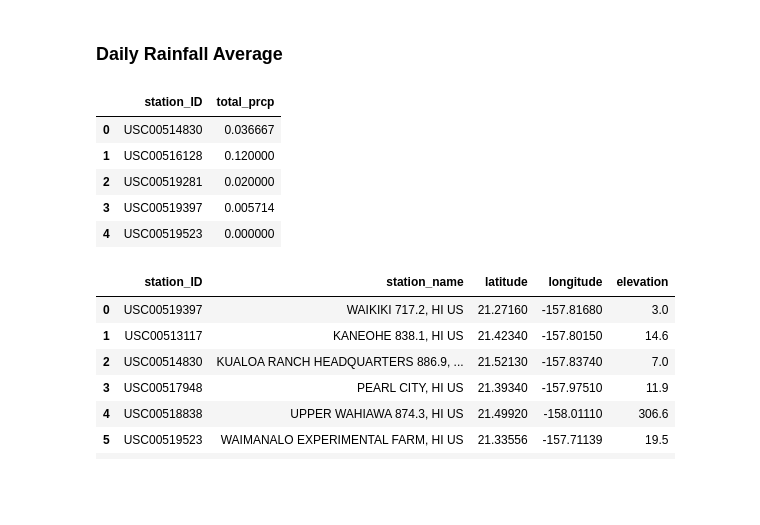
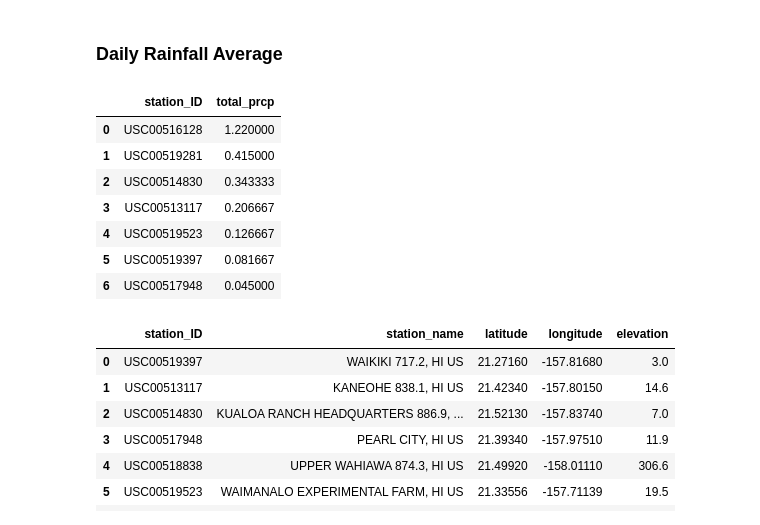
Before and after one commit to Ash-Tao/Climate_Analysis_APP, a Jupyter notebook: temp_analysis_bonus_2.ipynb, the cells around one changed output. Saved outputs shown, nothing was run; the diff lists cells and outputs as text; code cells hidden in the pictures; blank space fills up the shorter version.

```diff
--- a/temp_analysis_bonus_2.ipynb
+++ b/temp_analysis_bonus_2.ipynb
@@ -96,18 +120,28 @@ plt.savefig(f"Output/Trip Avg Temp.png")
 # %%
 # Calculate the total amount of rainfall per weather station for your trip dates using the previous year's
 # matching dates.
 # Sort this in descending order by precipitation amount and list the station, name, latitude, longitude, and elevation
+# from datetime import timedelta
+import datetime
+from dateutil.relativedelta import relativedelta
+trip_starts_date = datetime.datetime(2017, 8, 1, 0, 0)
+trip_ends_date = datetime.datetime(2017, 8, 7, 0, 0)
+previous_year_starts= trip_starts_date- relativedelta(years=1)
+previous_year_ends = trip_ends_date- relativedelta(years=1)
 
 measurement_trip = session.query(Measurement.station,func.avg(Measurement.prcp)).\
-        filter((func.strftime(Measurement.date) >= trip_starts)&(func.strftime(Measurement.date) <= trip_ends)).\
-        group_by(Measurement.station).all()
+        filter((func.strftime(Measurement.date) >= previous_year_starts)&\
+               (func.strftime(Measurement.date) <= previous_year_ends)).\
+                group_by(Measurement.station).order_by(func.avg(Measurement.prcp).desc()).all()
 measurement_trip_df=pd.DataFrame(measurement_trip,columns=['station_ID','total_prcp'])
 measurement_trip_df
 # %% [output]
 |  | station_ID | total_prcp |
-| 0 | USC00514830 | 0.036667 |
-| 1 | USC00516128 | 0.120000 |
-| 2 | USC00519281 | 0.020000 |
-| 3 | USC00519397 | 0.005714 |
-| 4 | USC00519523 | 0.000000 |
+| 0 | USC00516128 | 1.220000 |
+| 1 | USC00519281 | 0.415000 |
+| 2 | USC00514830 | 0.343333 |
+| 3 | USC00513117 | 0.206667 |
+| 4 | USC00519523 | 0.126667 |
+| 5 | USC00519397 | 0.081667 |
+| 6 | USC00517948 | 0.045000 |
 # %%
```
Also changed, not shown: parts of 5 cells of this notebook, 2 other files.
